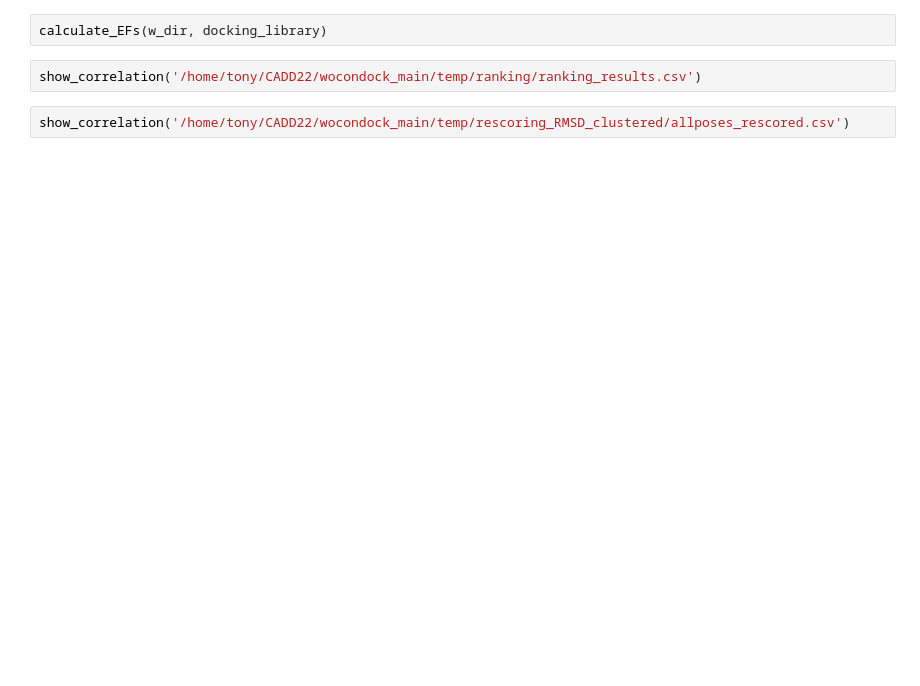
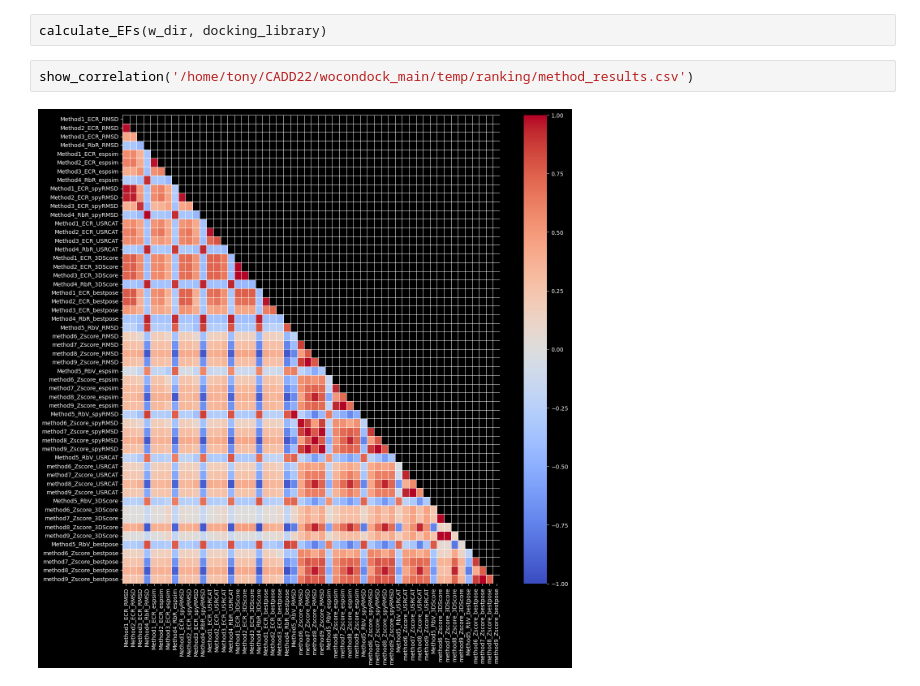
Before and after one commit to DrugBud-Suite/DockM8, a Jupyter notebook: testing_notebook.ipynb, the cells around one changed output. Drawn from its saved outputs; the diff is of its cells as text; blank space fills up the shorter version.

```diff
--- a/testing_notebook.ipynb
+++ b/testing_notebook.ipynb
@@ -146,6 +143,6 @@ KeyError: 'ID'
 # %%
 calculate_EFs(w_dir, docking_library)
 # %%
-show_correlation('/home/tony/CADD22/wocondock_main/temp/ranking/ranking_results.csv')
+show_correlation('/home/tony/CADD22/wocondock_main/temp/ranking/method_results.csv')
+# %% [output]
+[figure, added]
-# %%
-show_correlation('/home/tony/CADD22/wocondock_main/temp/rescoring_RMSD_clustered/allposes_rescored.csv')
```
Also changed, not shown: parts of 2 cells of this notebook.
